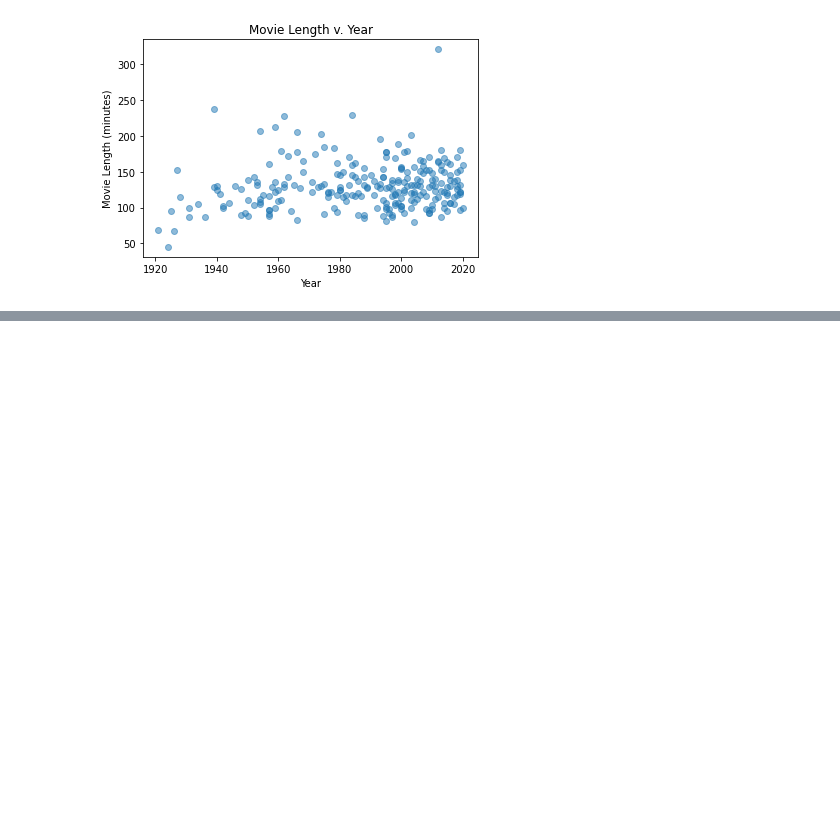
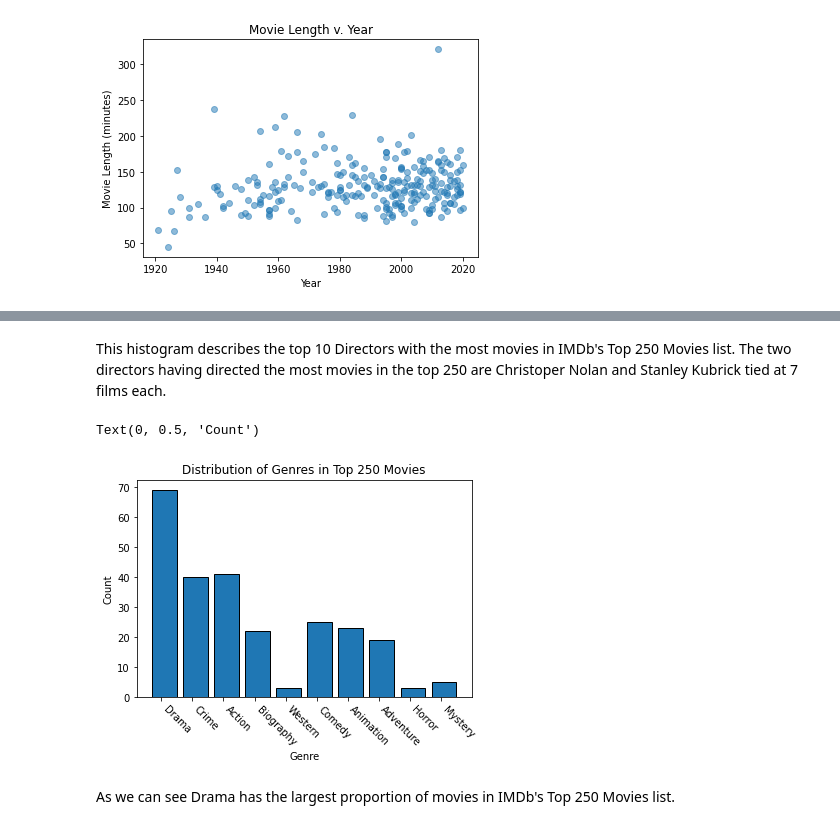
Before and after one commit to QuinnCummings/IMDb_web_scrape, a Jupyter notebook: IMDB_scrape.ipynb, the cells around one changed output, grey strips where cells are left out. Cells and saved outputs as stored; diff of their text form; code cells hidden in the pictures; blank space fills up the shorter version.

```diff
--- a/IMDB_scrape.ipynb
+++ b/IMDB_scrape.ipynb
@@ -121,0 +122,15 @@ Text(0, 0.5, 'Number of Movies in Top 250')
+# %% [markdown]
+This histogram describes the top 10 Directors with the most movies in IMDb's Top 250 Movies list. The two directors having directed the most movies in the top 250 are Christoper Nolan and Stanley Kubrick tied at 7 films each.
+# %%
+fig1, ax = plt.subplots()
+plt.setp(ax.xaxis.get_majorticklabels(), ha='left')
+plt.xticks([0.4, 1.4, 2.4, 3.4, 4.4, 5.4, 6.4, 7.4, 8.4, 9.4],  rotation = -45)
+plt.hist(my_df['genre'],edgecolor='black', linewidth=1, rwidth=.8)
+plt.title('Distribution of Genres in Top 250 Movies')
+plt.xlabel('Genre')
+plt.ylabel('Count')
+# %% [output]
+Text(0, 0.5, 'Count')
+[figure, added]
+# %% [markdown]
+As we can see Drama has the largest proportion of movies in IMDb's Top 250 Movies list.
```
Also changed, not shown: parts of 5 cells of this notebook.
